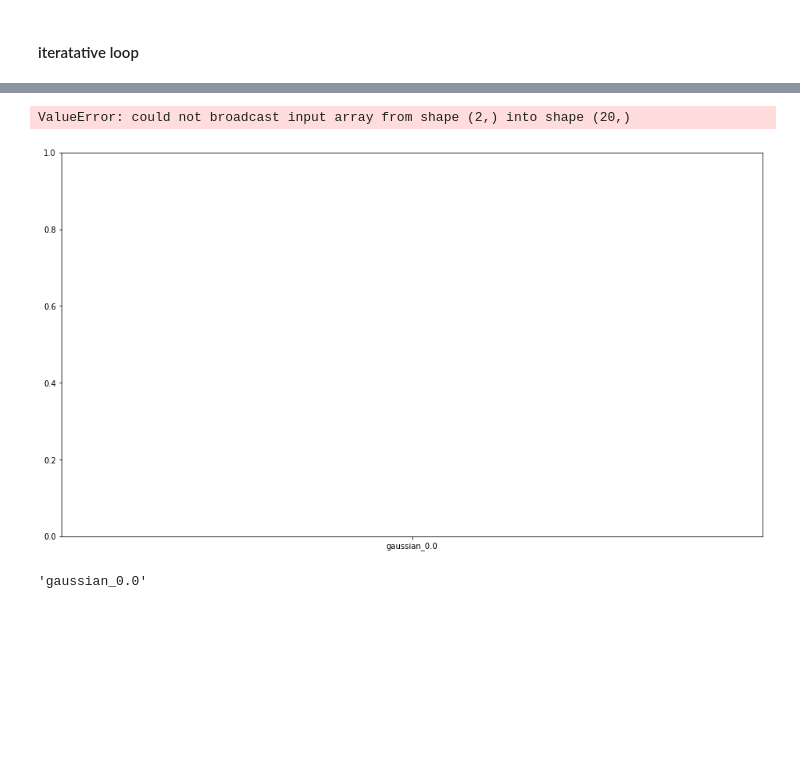
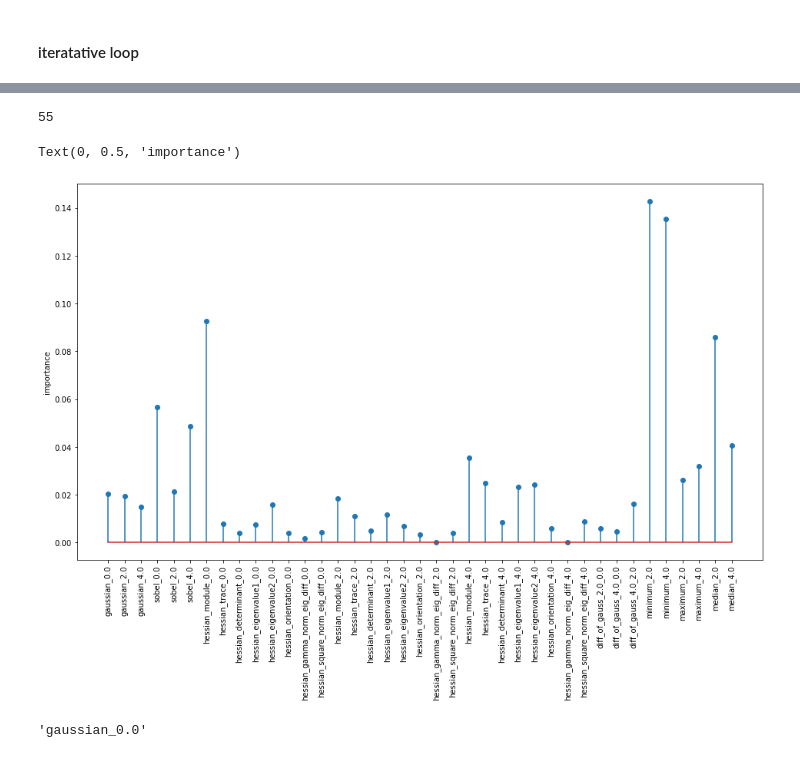
Before and after one commit to Pescatore23/pytrainseg, a Jupyter notebook: test.ipynb, the cells around one changed output, grey strips where cells are left out. Drawn from its saved outputs; the diff is of its cells as text; code cells hidden in the pictures; blank space fills up the shorter version.

```diff
--- a/test.ipynb
+++ b/test.ipynb
@@ -35,7 +35,7 @@ truth = io.imread(r"U:\01_Python\00_playground\test_pytorch\Dataset\test_tomcat\
 #### Filters in TWS
 # %%
 def TWS_gaussian(im, sig=0):
-    G = filters.gaussian(im, sigma=sig, mode='reflect', preserve_range=True)
+    G = filters.gaussian(im, sigma=sig, mode='reflect') #, preserve_range=True
     fullname = ''.join(['gaussian_',f'{sig:.1f}'])
     return G, fullname
 
@@ -43,11 +43,11 @@ def TWS_gaussian_stack(im, sigmas):
     fullnames = []
     gstack = np.zeros((im.shape[0],im.shape[1], len(sigmas)))
     for sig,i in zip(sigmas, range(len(sigmas))):
-        if np.abs(sig-0)<0.1:
-            gstack[:,:,i] = im
-            name = ''.join(['gaussian_',f'{0:.1f}'])
-        else:
-            gstack[:,:,i], name = TWS_gaussian(im, sig)
+        # if np.abs(sig-0)<0.1:
+        #     gstack[:,:,i] = im
+        #     name = ''.join(['gaussian_',f'{0:.1f}'])
+        # else:
+        gstack[:,:,i], name = TWS_gaussian(im, sig)
         fullnames.append(name)
     return gstack, fullnames
 
@@ -150,6 +150,22 @@ def TWS_maximum_stack(im, sigmas):
         max_stack[:,:,i], fullname = TWS_maximum(im, sig)
         fullnames.append(fullname)
     return max_stack, fullnames
+
+def TWS_median(im, sigma):
+    M = filters.rank.median(im, disk(sigma))
+    fullname = ''.join(['median_',f'{sigma:.1f}'])
+    return M, fullname
+
+def TWS_median_stack(im, sigmas):
+    size = len(sigmas)-1
+    med_stack = np.zeros((im.shape[0], im.shape[1], size))
+    fullnames = []
+    i = 0
+    for i in range(size):
+        sig = sigmas[i+1]
+        med_stack[:,:,i], fullname = TWS_median(im, sig)
+        fullnames.append(fullname)
+    return med_stack, fullnames
 # %% [markdown]
 #### reverse engineered feature stack
 # %%
@@ -188,13 +204,18 @@ def TWS_feature_stack(im, sigmas, feat_select):
             stack_list.append(min_stack)
             feat_names = feat_names + minfeat
 
-
         #maximum filters
         if feat_select['maximum']:
             max_stack, maxfeat = TWS_maximum_stack(im, sigmas)
             stack_list.append(max_stack)
             feat_names = feat_names + maxfeat
 
+        #median filters
+        if feat_select['median']:
+            med_stack, medfeat = TWS_median_stack(im, sigmas)
+            stack_list.append(med_stack)
+            feat_names = feat_names + medfeat
+
         feat_stack = np.dstack(stack_list)
 
         return feat_stack, feat_names
@@ -406,7 +427,7 @@ time_folder = os.listdir(XTM_data_path)
 timestep_folder = time_folder[0]
 images_first = os.listdir(os.path.join(XTM_data_path, timestep_folder))
 # %%
-sigmas = [0, 2,4,8]  #hard-coded for now, sobel and hessian require that first sigma is 0, diff, gaussian(sig=0) = 0
+sigmas = [0, 2,4]  #hard-coded for now, sobel and hessian require that first sigma is 0, diff, gaussian(sig=0) = 0
 
 # default feature choice
 feat_select = {'Gaussian': True,
@@ -414,7 +435,8 @@ feat_select = {'Gaussian': True,
                'Hessian': True,
                'Diff of Gaussians': True,
                'maximum': True,
-               'minimum': True
+               'minimum': True,
+               'median': True
               }
 # %%
 feat_select
@@ -486,13 +510,18 @@ feat_stack = training_dict['ts_5_slice_54'][2]
 # %%
 ### make test feature_stack and names
 _, feat_names = TWS_feature_stack(im, sigmas, feat_select)
+# %%
+len(feat_names)
+# %% [output]
+55
 # %%
 plt.figure( figsize=(16,9))
 plt.stem(feat_names,clf.feature_importances_,'x')
 plt.xticks(rotation=90)
+plt.ylabel('importance')
 # %% [output]
-ValueError: could not broadcast input array from shape (2,) into shape (20,)
+Text(0, 0.5, 'importance')
-[figure, old version]
+[figure, new version]
 # %%
 import robpylib
 # %%
```
Also changed, not shown: parts of 4 cells of this notebook, 1 other file.
